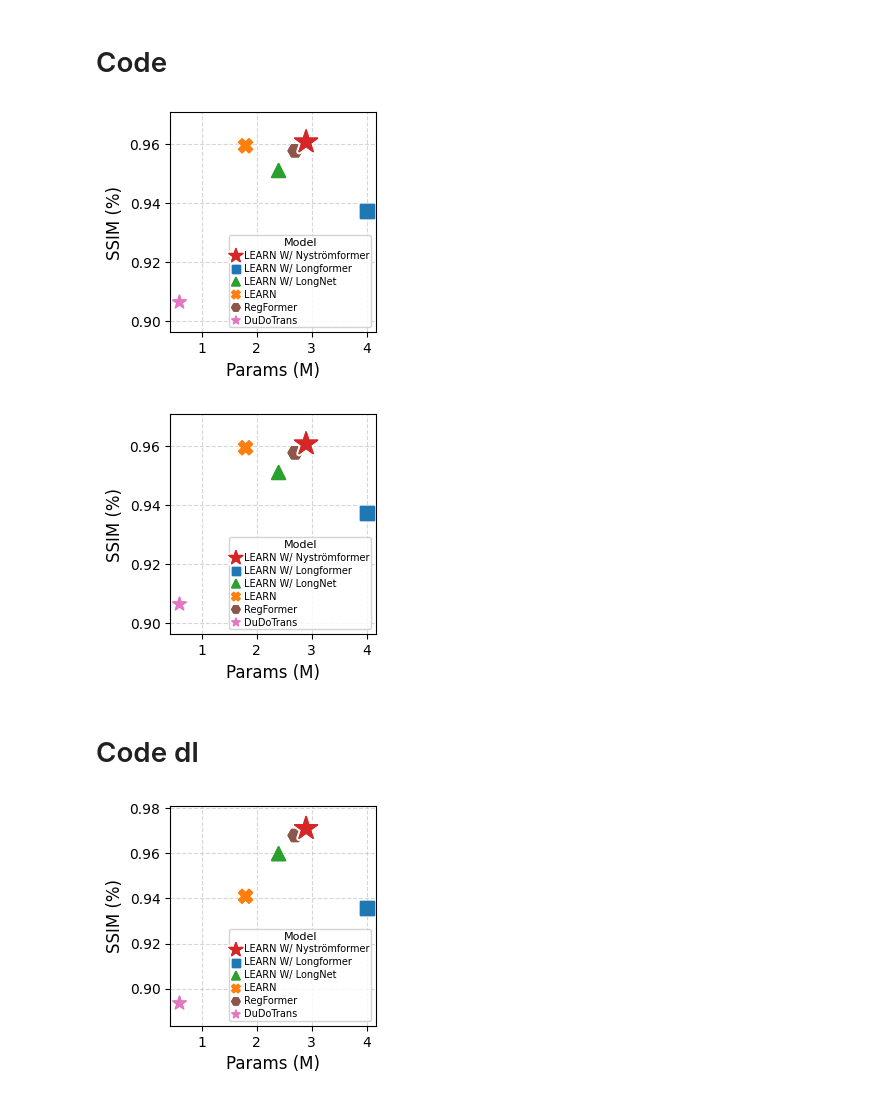
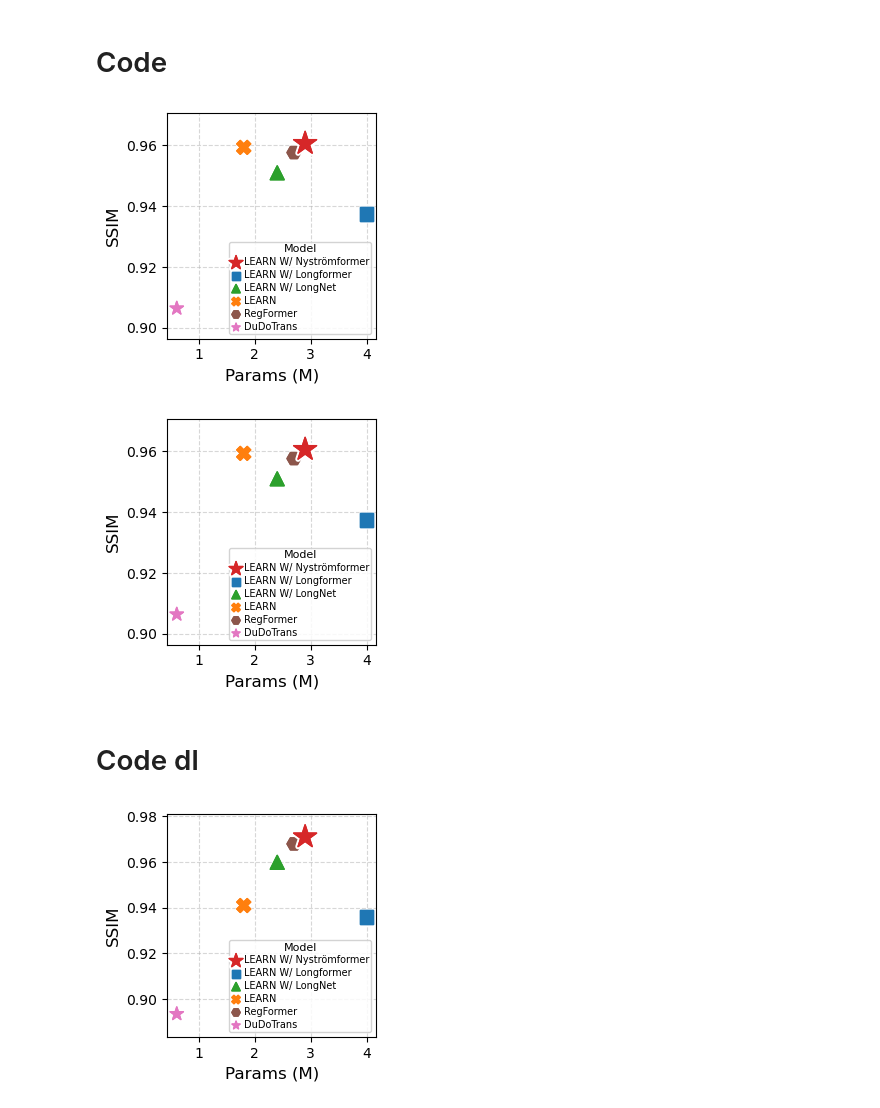
Before and after one commit to leducthanh041/CT-Reconstruction, a Jupyter notebook: Visualization/Trade_off.ipynb, the cells around one changed output. Drawn from its saved outputs; the diff is of its cells as text; code cells hidden in the pictures.

```diff
--- a/Visualization/Trade_off.ipynb
+++ b/Visualization/Trade_off.ipynb
@@ -3,7 +3,7 @@
 # %%
 import matplotlib.pyplot as plt
 import numpy as np
-
+import matplotlib.patheffects as pe
 # Dữ liệu mô phỏng
 models = [
     'LEARN W/ Nyströmformer',
@@ -56,35 +56,38 @@ for i, model in enumerate(models):
         )
         # Halo trắng mỏng giúp tách nền và vẫn không có viền đen
         pts.set_path_effects([
             pe.withStroke(linewidth=2.0, foreground='white'),
             pe.Normal()
         ])
 
 ax.set_xlabel('Params (M)', fontsize=12)
-ax.set_ylabel('SSIM (%)', fontsize=12)
+ax.set_ylabel('SSIM', fontsize=12)
+
+# Set ticks đúng như yêu cầu
+ax.set_yticks([0.90, 0.92, 0.94, 0.96, 0.98])
 
 # Legend: ký hiệu nhỏ lại, không ảnh hưởng kích thước điểm thật
 ax.legend(
     title='Model',
     fontsize=7, title_fontsize=8,
     loc='lower right',
     frameon=True, framealpha=0.85,
     borderpad=0.2, handlelength=1.0,
     handletextpad=0.3, labelspacing=0.3,
     markerscale=0.6,    # << thu nhỏ marker trong legend
     scatterpoints=1
 )
 
 # Giới hạn trục tập trung vùng SSIM cao
 yvals = [v for v in ssim_values if v > 0.85]
 ax.set_ylim(min(yvals) - 0.01, max(yvals) + 0.01)
 ax.grid(True, linestyle='--', alpha=0.5)
 ax.set_axisbelow(True)
 
 plt.tight_layout()
 plt.savefig('./Visualization/trade_off.png', bbox_inches='tight', dpi=300)
 # %% [output]
-[figure, old version]
+[figure, new version]
 # %%
 import matplotlib as mpl
 import matplotlib.pyplot as plt
@@ -155,8 +158,9 @@ for i, model in enumerate(models):
 
 # ==== Nhãn, legend, trục ====
 ax.set_xlabel('Params (M)', fontsize=12)
-ax.set_ylabel('SSIM (%)', fontsize=12)
-
+ax.set_ylabel('SSIM', fontsize=12)
+# Set ticks đúng như yêu cầu
+ax.set_yticks([0.90, 0.92, 0.94, 0.96, 0.98])
 ax.legend(
     title='Model',
     fontsize=7, title_fontsize=8,
@@ -185,7 +189,7 @@ plt.savefig(
     transparent=False
 )
 # %% [output]
-[figure, old version]
+[figure, new version]
 # %% [markdown]
 # Code dl
 # %%
@@ -247,7 +251,7 @@ for i, model in enumerate(models):
         ])
 
 ax.set_xlabel('Params (M)', fontsize=12)
-ax.set_ylabel('SSIM (%)', fontsize=12)
+ax.set_ylabel('SSIM', fontsize=12)
 
 # Legend: ký hiệu nhỏ lại, không ảnh hưởng kích thước điểm thật
 ax.legend(
@@ -270,7 +274,7 @@ ax.set_axisbelow(True)
 plt.tight_layout()
 plt.savefig('./Visualization/trade_off_dl.png', bbox_inches='tight', dpi=300)
 # %% [output]
-[figure, old version]
+[figure, new version]
 # %%
 import matplotlib as mpl
 import matplotlib.pyplot as plt
```
Also changed, not shown: parts of 1 cell of this notebook, 30 other files.
